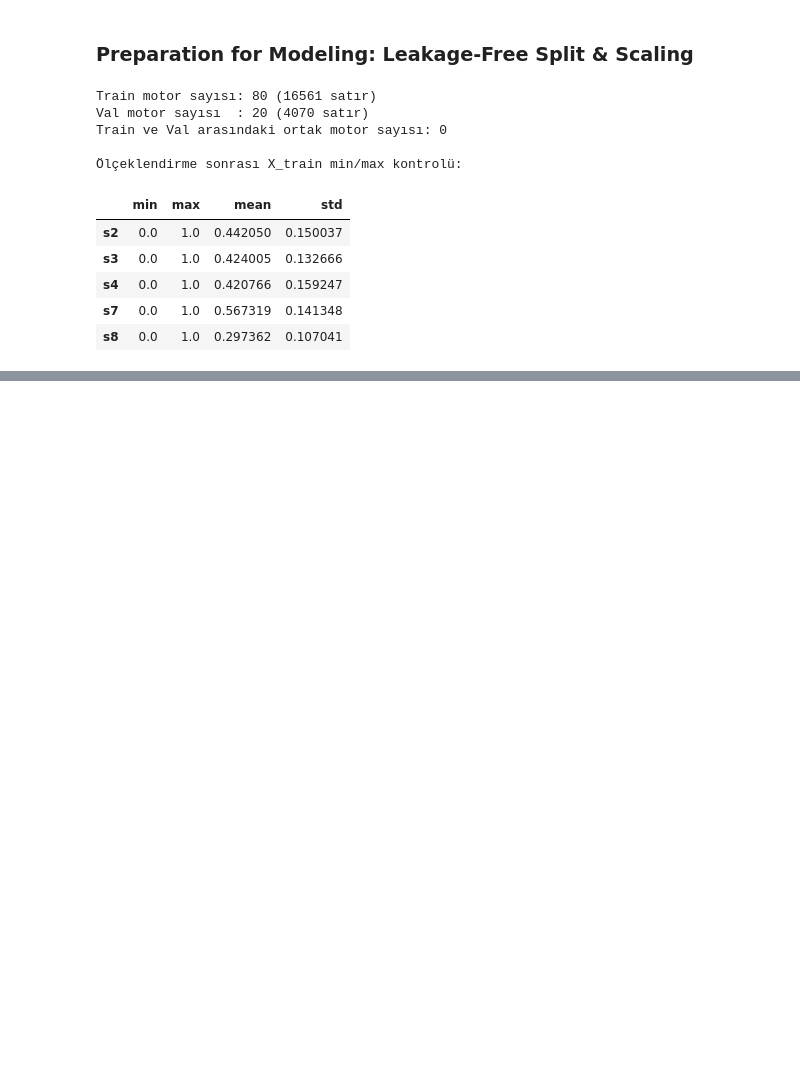
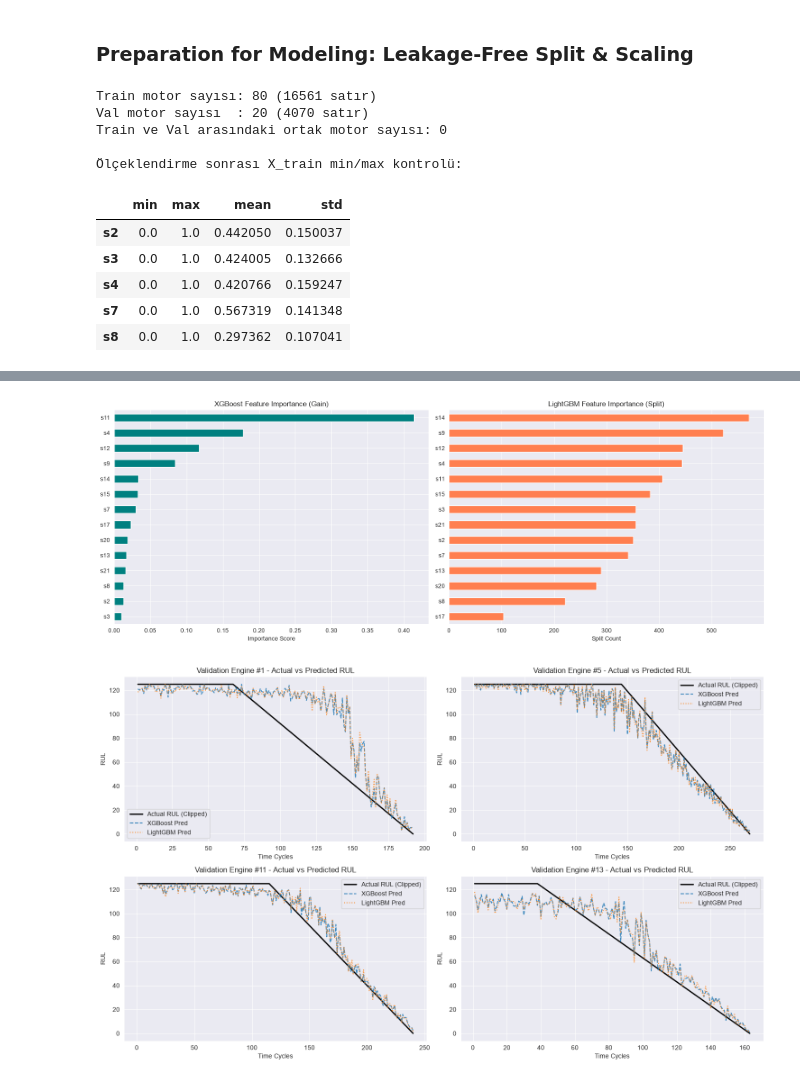
Before and after one commit to elifesin/predictive-maintenance, a Jupyter notebook: notebooks/_eda.ipynb, the cells around one changed output, grey strips where cells are left out. Cells and saved outputs as stored; diff of their text form; code cells hidden in the pictures; blank space fills up the shorter version.

```diff
--- a/notebooks/_eda.ipynb
+++ b/notebooks/_eda.ipynb
@@ -264,0 +348,41 @@ Train ve Val arasındaki ortak motor sayısı: 0
+# %%
+# 3. Feature Importance (Özellik Önem Skorları) ve Tahmin Görselleştirmesi
+fig, axes = plt.subplots(1, 2, figsize=(16, 6))
+
+xgb_imp = pd.Series(xgb_baseline.feature_importances_, index=useful_sensors).sort_values()
+xgb_imp.plot(kind="barh", ax=axes[0], color="teal")
+axes[0].set_title("XGBoost Feature Importance (Gain)")
+axes[0].set_xlabel("Importance Score")
+
+lgbm_imp = pd.Series(lgbm_baseline.feature_importances_, index=useful_sensors).sort_values()
+lgbm_imp.plot(kind="barh", ax=axes[1], color="coral")
+axes[1].set_title("LightGBM Feature Importance (Split)")
+axes[1].set_xlabel("Split Count")
+
+plt.tight_layout()
+plt.show()
+
+# Örnek Validation Motorları Üzerinde Gerçek vs Tahmin RUL
+val_df_eval = val_df.copy()
+val_df_eval["XGB_Pred"] = xgb_val_preds
+val_df_eval["LGBM_Pred"] = lgbm_val_preds
+
+sample_val_engines = val_df_eval["engine_id"].unique()[:4]
+fig, axes = plt.subplots(2, 2, figsize=(15, 9))
+axes = axes.flatten()
+
+for idx, eid in enumerate(sample_val_engines):
+    sub = val_df_eval[val_df_eval["engine_id"] == eid]
+    axes[idx].plot(sub["time_cycles"], sub["RUL_clipped"], label="Actual RUL (Clipped)", color="black", linewidth=2)
+    axes[idx].plot(sub["time_cycles"], sub["XGB_Pred"], label="XGBoost Pred", linestyle="--", alpha=0.85)
+    axes[idx].plot(sub["time_cycles"], sub["LGBM_Pred"], label="LightGBM Pred", linestyle=":", alpha=0.85)
+    axes[idx].set_title(f"Validation Engine #{eid} - Actual vs Predicted RUL")
+    axes[idx].set_xlabel("Time Cycles")
+    axes[idx].set_ylabel("RUL")
+    axes[idx].legend()
+
+plt.tight_layout()
+plt.show()
+# %% [output]
+[figure, added]
+[figure, added]
```
Also changed, not shown: parts of 11 cells of this notebook.
